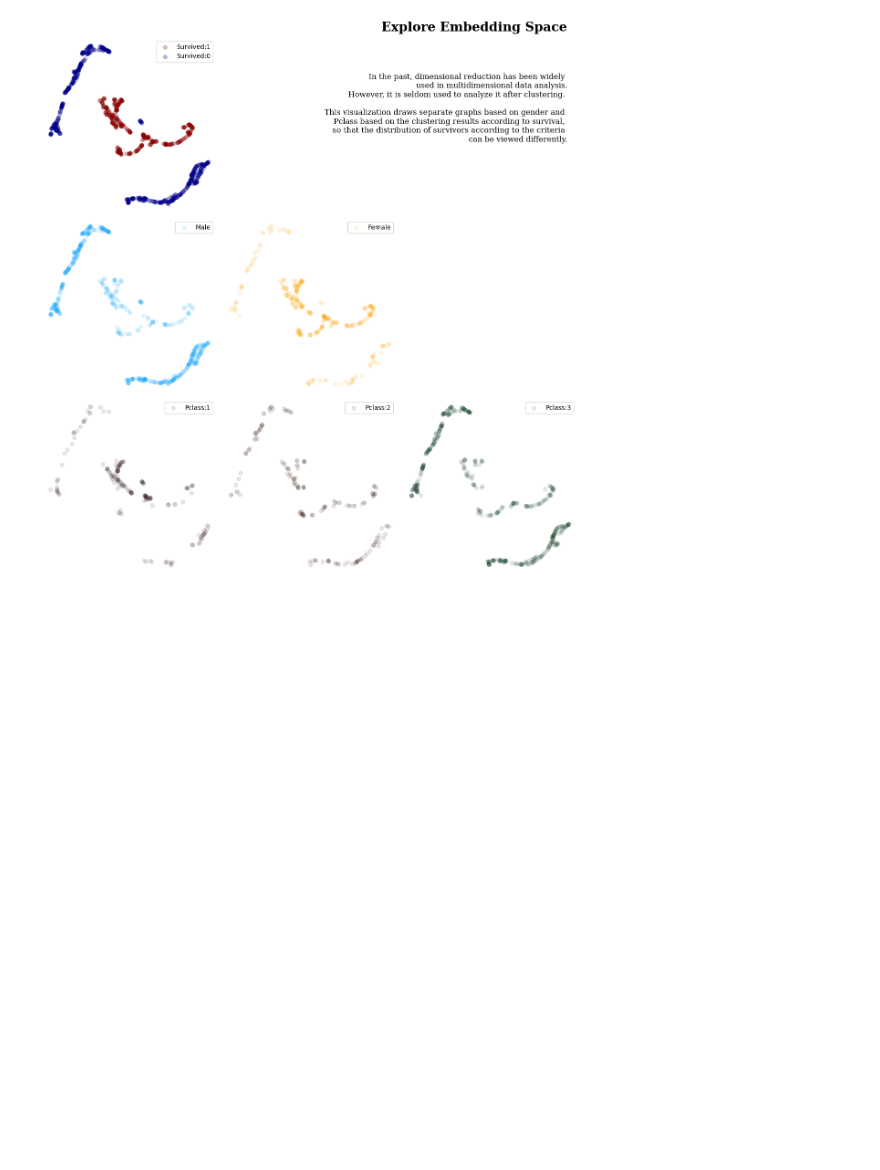
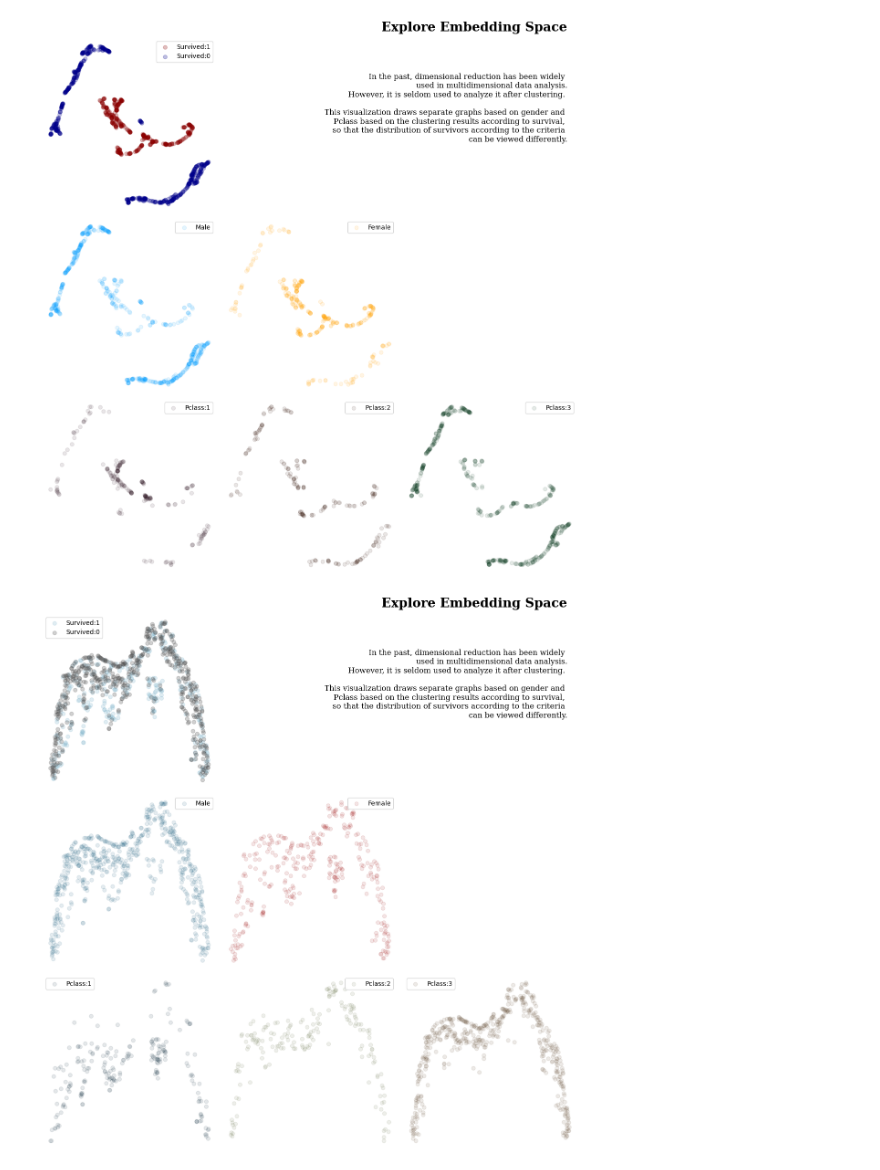
Before and after one commit to VirajBhagiya/Exploratory-data-analysis, a Jupyter notebook: Titanic.ipynb, the cells around one changed output. Saved outputs shown, nothing was run; the diff lists cells and outputs as text; code cells hidden in the pictures; blank space fills up the shorter version.

Commit message:
TSNE

```diff
--- a/Titanic.ipynb
+++ b/Titanic.ipynb
@@ -388,3 +388,44 @@ plt.tight_layout()
 plt.show()
 # %% [output]
 [figure]
+# %%
+from sklearn.manifold import TSNE
+tsne = TSNE(random_state=0)
+titanic_tsne = tsne.fit_transform(data_sub, survived)
+# %%
+fig, axes = plt.subplots(3, 3, figsize=(12, 12))
+
+axes[0][0].scatter(titanic_tsne[data['Survived']==1][:, 0], titanic_tsne[data['Survived']==1][:, 1], c='#8abbd0', alpha=0.25, label='Survived:1')
+axes[0][0].scatter(titanic_tsne[data['Survived']==0][:, 0], titanic_tsne[data['Survived']==0][:, 1], c='#4a4a4a', alpha=0.25, label='Survived:0')
+
+axes[1][0].scatter(titanic_tsne[data['Sex']==0][:, 0], titanic_tsne[data['Sex']==0][:, 1], c='#004c70', alpha=0.1, label='Male')
+axes[1][1].scatter(titanic_tsne[data['Sex']==1][:, 0], titanic_tsne[data['Sex']==1][:, 1], c='#990000', alpha=0.1, label='Female')
+
+axes[2][0].scatter(titanic_tsne[data['Pclass']==1][:, 0], titanic_tsne[data['Pclass']==1][:, 1], c="#022133", alpha=0.1, label='Pclass:1')
+axes[2][1].scatter(titanic_tsne[data['Pclass']==2][:, 0], titanic_tsne[data['Pclass']==2][:, 1], c='#5c693b', alpha=0.1, label='Pclass:2')
+axes[2][2].scatter(titanic_tsne[data['Pclass']==3][:, 0], titanic_tsne[data['Pclass']==3][:, 1], c='#51371c', alpha=0.1, label='Pclass:3')
+
+for i in range(3):
+    for j in range(3):
+        axes[i][j].set_xticks([])
+        axes[i][j].set_yticks([])
+        for s in ["top", "right", "left", "bottom"]:
+            axes[i][j].spines[s].set_visible(False)
+        if j <= i : axes[i][j].legend()
+
+fig.text(0.97, 1, 'Explore Embedding Space', fontweight='bold', fontfamily='serif', fontsize=20, ha='right')
+fig.text(0.97, 0.94, '''
+In the past, dimensional reduction has been widely
+used in multidimensional data analysis.
+However, it is seldom used to analyze it after clustering.
+
+This visualization draws separate graphs based on gender and
+Pclass based on the clustering results according to survival,
+so that the distribution of survivors according to the criteria
+can be viewed differently.''', fontweight='light', fontfamily='serif', fontsize=12, va='top', ha='right')
+
+
+plt.tight_layout()
+plt.show()
+# %% [output]
+[figure, added]
```
Also changed, not shown: parts of 1 cell of this notebook.
